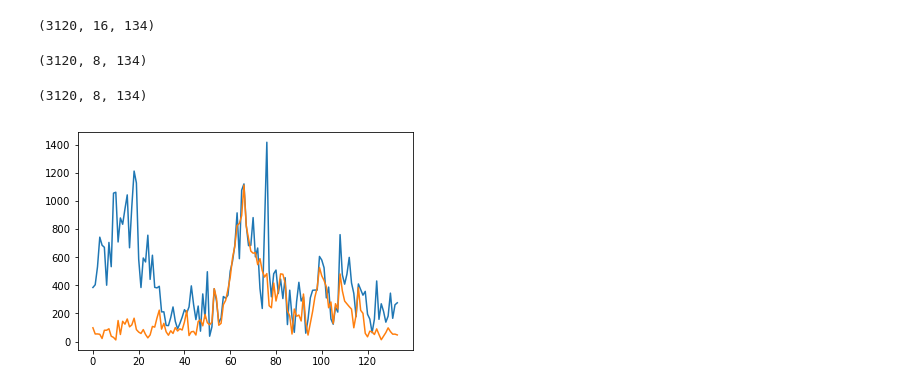
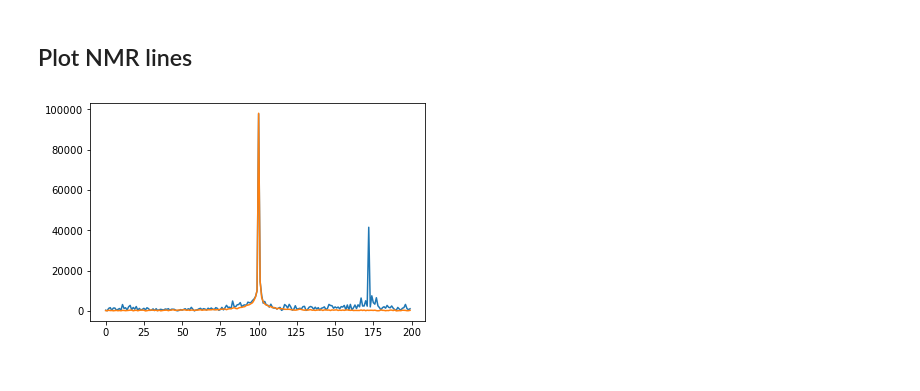
Before and after one commit to haddoc/mrir, a Jupyter notebook: notebooks/correct_fid.ipynb, the cells around one changed output. Cells and saved outputs as stored; diff of their text form; code cells hidden in the pictures.

```diff
--- a/notebooks/correct_fid.ipynb
+++ b/notebooks/correct_fid.ipynb
@@ -8,34 +9,32 @@ import matplotlib.pyplot as plt
 %matplotlib inline
 # %%
 # Data import
-file_name = "../data/fse_phantom.h5"
+file_name = "../data/fid_small_ecg.h5"
 data, index, metadata = read_raw(file_name)
 num_channels_all = metadata['console']['adc']['number_channels']
 num_channels_signal = metadata['rf']['receive']['num_signal_channels']
+select_channels_signal = np.arange(num_channels_signal)
+select_channels_noise = np.arange(num_channels_signal, num_channels_all)
 matrix_size = metadata['sequence']['encoding']['matrix_size']
-print(data['scan'].shape)
+acq_bandwidth = metadata['sequence']['readout']['readouts'][0]['bandwidth']
-# %% [output]
-(3120, 16, 134)
 # %%
 rej_prescan = InterferenceReject(
     use_prescan=True,
-    channels_signal=num_channels_signal,
-    channels_all=num_channels_all,
+    channels_signal=select_channels_signal,
+    channels_noise=select_channels_noise,
     num_freq_bins=matrix_size[0],
 )
-data_cor = rej_prescan.apply(scan_raw=data['scan'], prescan_raw=data['noise'])
-print(data_cor.shape)
+data_signal_cor = rej_prescan.apply(scan_raw=data['scan'], prescan_raw=data['noise'])
+data_prescan_cor = rej_prescan.apply(scan_raw=data['noise'])
-# %% [output]
-(3120, 8, 134)
+# %% [markdown]
+## Plot NMR lines
 # %%
-spec_cor = np.fft.fftshift(np.fft.fft(data_cor, axis=-1), axes=-1)
-spec_scan = np.fft.fftshift(np.fft.fft(data['scan'], axis=-1), axes=-1)
-print(spec_cor.shape)
+spec_signal_cor = np.fft.fftshift(np.fft.fft(data_signal_cor, axis=-1), axes=-1)
+spec_signal_raw = np.fft.fftshift(np.fft.fft(data['scan'], axis=-1), axes=-1)
 ch = 0
 plt.figure()
-plt.plot(np.abs(spec_scan[200, ch, :]))
-plt.plot(np.abs(spec_cor[200, ch, :]))
+plt.plot(np.abs(spec_signal_raw[0, ch, :]))
+plt.plot(np.abs(spec_signal_cor[0, ch, :]))
 plt.show()
 # %% [output]
-(3120, 8, 134)
-[figure, old version]
+[figure, new version]
```
Also changed, not shown: parts of 5 cells of this notebook.
